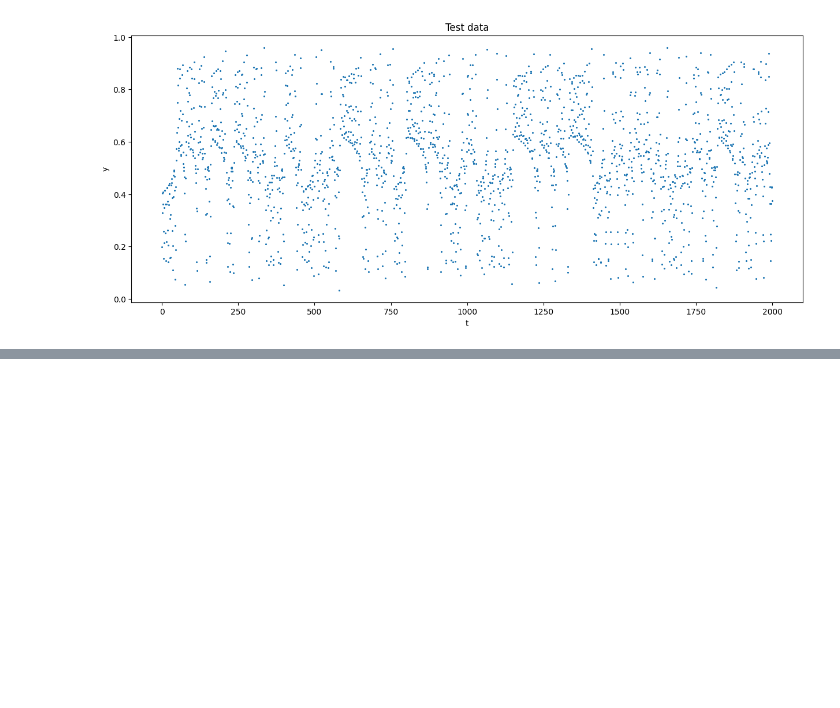
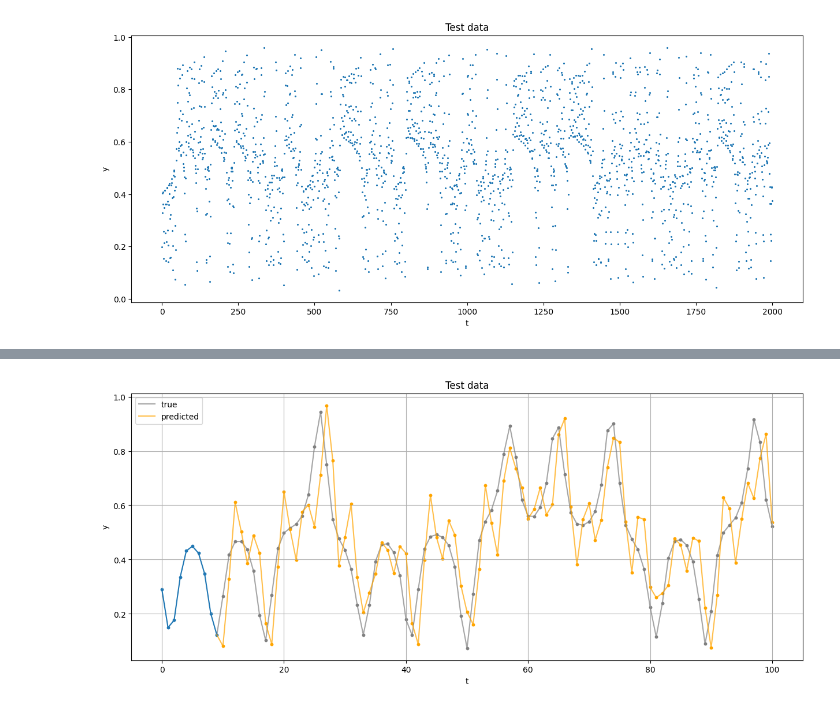
Before and after one commit to succSeeded/ts-2025, a Jupyter notebook: hw1-2/main.ipynb, the cells around one changed output, grey strips where cells are left out. Cells and saved outputs as stored; diff of their text form; code cells hidden in the pictures; blank space fills up the shorter version.

```diff
--- a/hw1-2/main.ipynb
+++ b/hw1-2/main.ipynb
@@ -64,3 +102,25 @@ class AR(BaseEstimator, RegressorMixin):
+# %%
+k = 100
+p = 10
+
+ar_preds = np.array([ar.predict(train[:i + p]) for i in range(0, k - p + 1)])
+
+plt.figure(figsize=(15, 6))
+plt.scatter(np.arange(0, p), train[:p], s=10)
+plt.plot(np.arange(0, p), train[:p])
+plt.scatter(np.arange(p, k+1), train[p:k+1], s=10, c="grey")
+plt.plot(np.arange(p-1, k+1), train[p-1:k+1], c="grey", alpha=.7, label = "true")
+plt.scatter(np.arange(p, k+1), ar_preds, s=10, c="orange")
+plt.plot(np.arange(p, k+1), ar_preds, c="orange", alpha=.7, label="predicted")
+plt.plot([p-1, p], [train[p-1], ar_preds[0]], c="orange", alpha=.7)
+plt.title("Test data")
+plt.xlabel("t")
+plt.ylabel("y")
+plt.legend()
+plt.grid()
+plt.show()
+# %% [output]
+[figure, added]
 # %%
 def pacf(series: np.ndarray, q: int) -> float:
     linreg = AR(q).fit(series)
```
Also changed, not shown: parts of 8 cells of this notebook.
